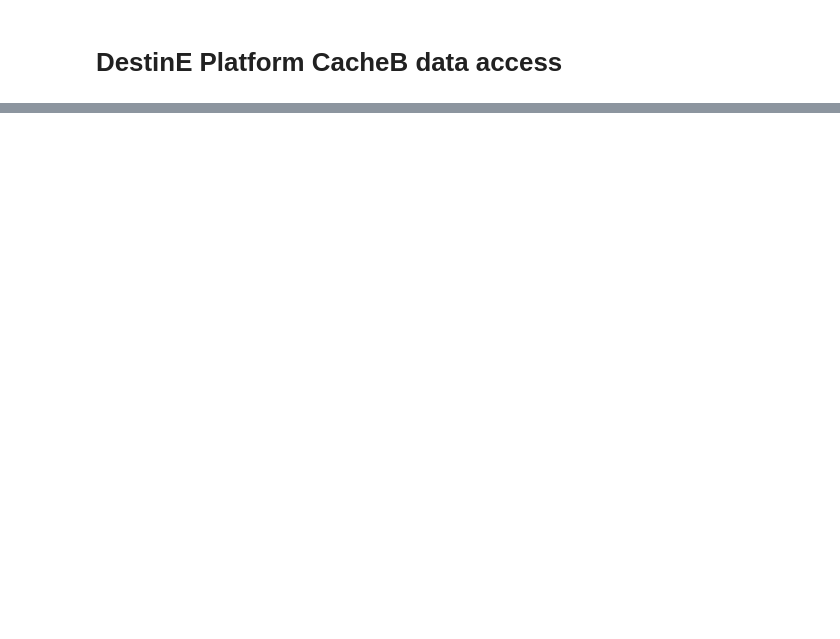
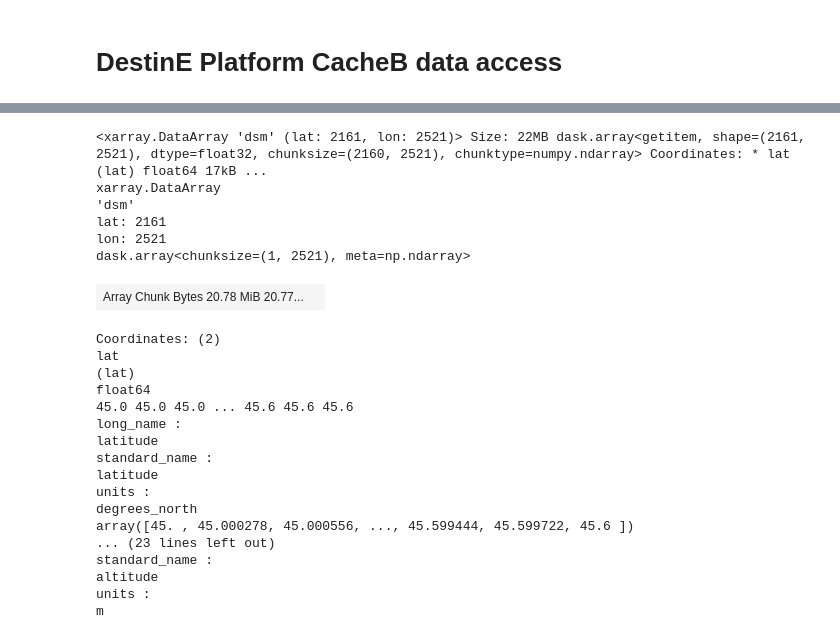
Before and after one commit to sebastien-tetaud/destine-godot-mvp, a Jupyter notebook: notebook.ipynb, the cells around one changed output, grey strips where cells are left out. Saved outputs shown, nothing was run; the diff lists cells and outputs as text; code cells hidden in the pictures; blank space fills up the shorter version.

```diff
--- a/notebook.ipynb
+++ b/notebook.ipynb
@@ -20,5 +54,31 @@ data = xr.open_dataset(
 # %%
-dsm = data.dsm.sel(**{"lat": slice(49, 50.1), "lon": slice(4, 5.1)})
+dsm = data.dsm.sel(**{"lat": slice(45, 45.6), "lon": slice(6, 6.7)})
+dsm
+# %% [output]
+<xarray.DataArray 'dsm' (lat: 2161, lon: 2521)> Size: 22MB dask.array<getitem, shape=(2161, 2521), dtype=float32, chunksize=(2160, 2521), chunktype=numpy.ndarray> Coordinates: * lat (lat) float64 17kB ...
+xarray.DataArray
+'dsm'
+lat: 2161
+lon: 2521
+dask.array<chunksize=(1, 2521), meta=np.ndarray>
+| Array Chunk Bytes 20.78 MiB 20.77... |  |
+Coordinates: (2)
+lat
+(lat)
+float64
+45.0 45.0 45.0 ... 45.6 45.6 45.6
+long_name :
+latitude
+standard_name :
+latitude
+units :
+degrees_north
+array([45. , 45.000278, 45.000556, ..., 45.599444, 45.599722, 45.6 ])
+... (23 lines left out)
+standard_name :
+altitude
+units :
+m
 # %%
 print(f"max elevation = {dsm.max().values}")
 print(f"min elevation = {dsm.min().values}")
```
Also changed, not shown: parts of 10 cells of this notebook.
